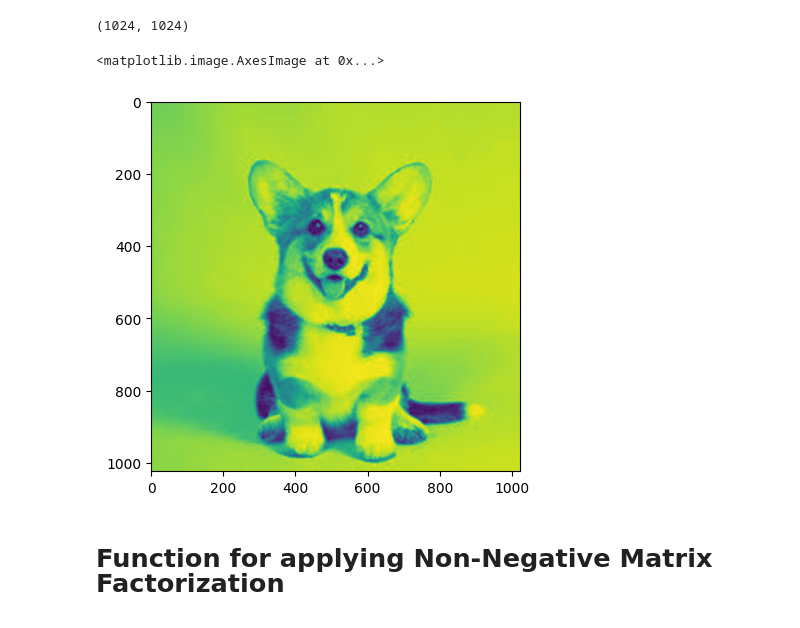
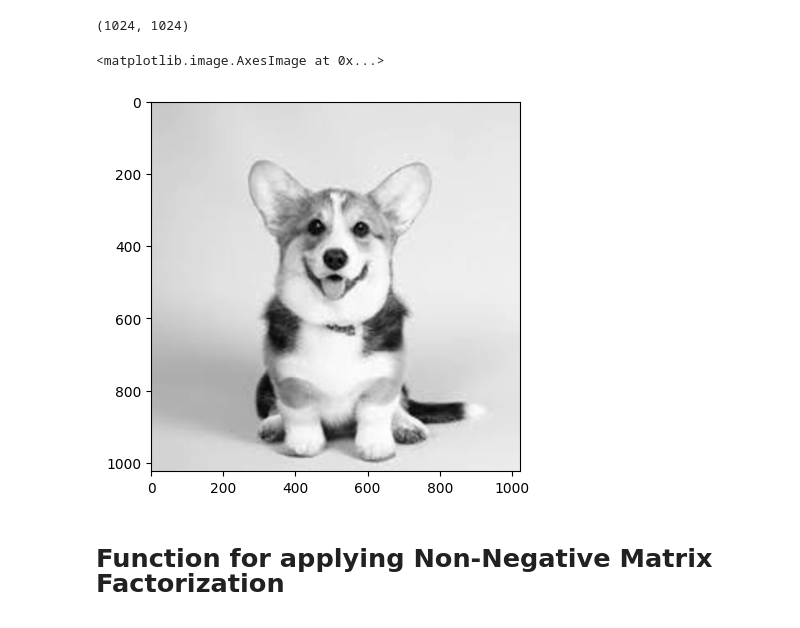
Before and after one commit to Hit2737/CS328_Intro_to_Data_Science_Project, a Jupyter notebook: file1.ipynb, the cells around one changed output. Drawn from its saved outputs; the diff is of its cells as text; code cells hidden in the pictures.

```diff
--- a/file1.ipynb
+++ b/file1.ipynb
@@ -87,10 +87,10 @@ A.shape
 # %% [output]
 (1024, 1024)
 # %%
-plt.imshow(A)
+plt.imshow(A, cmap='gray')
 # %% [output]
 <matplotlib.image.AxesImage at 0x...>
-[figure, old version]
+[figure, new version]
 # %% [markdown]
 ##
 <span style="font-family: 'Times New Roman'; font-size:20px">
```
Also changed, not shown: parts of 8 cells of this notebook.
